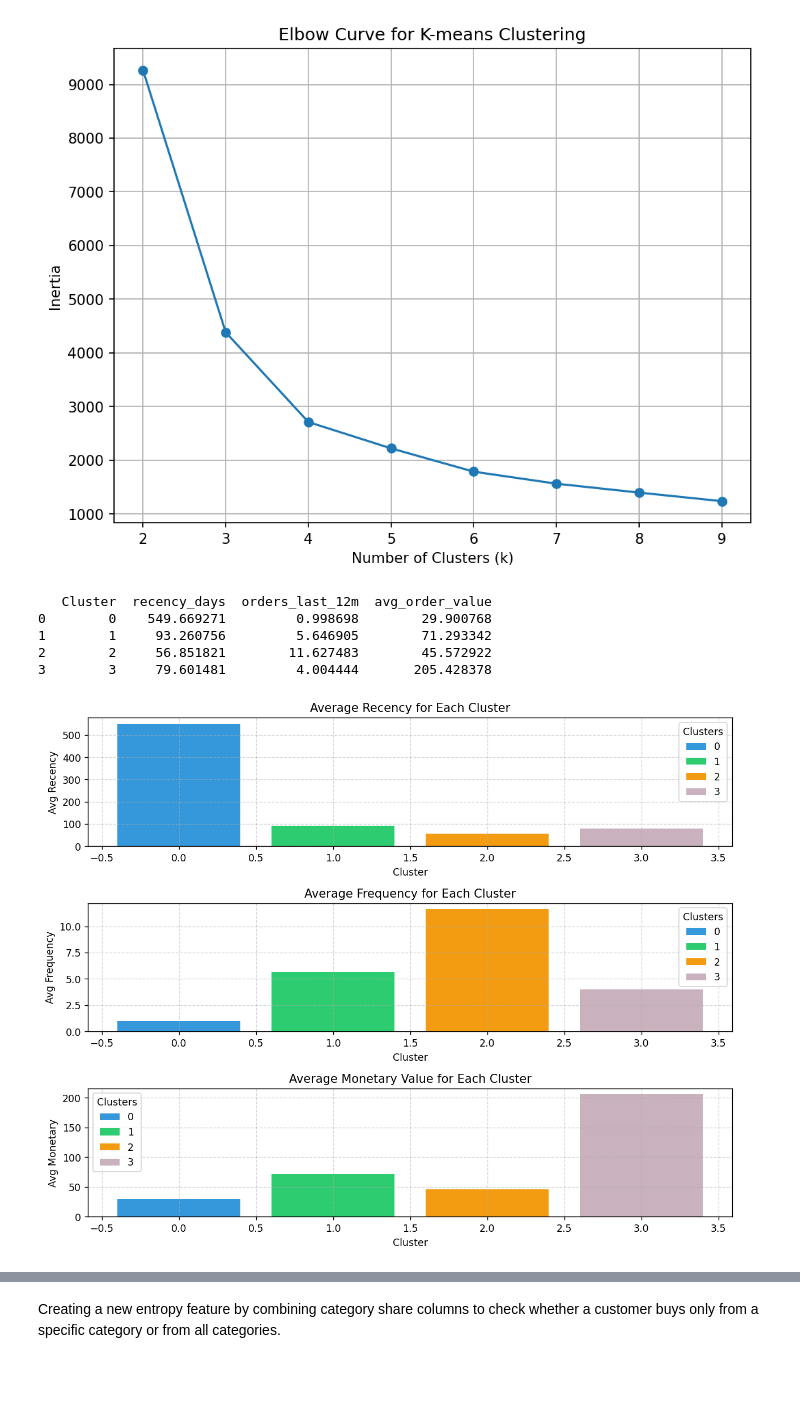
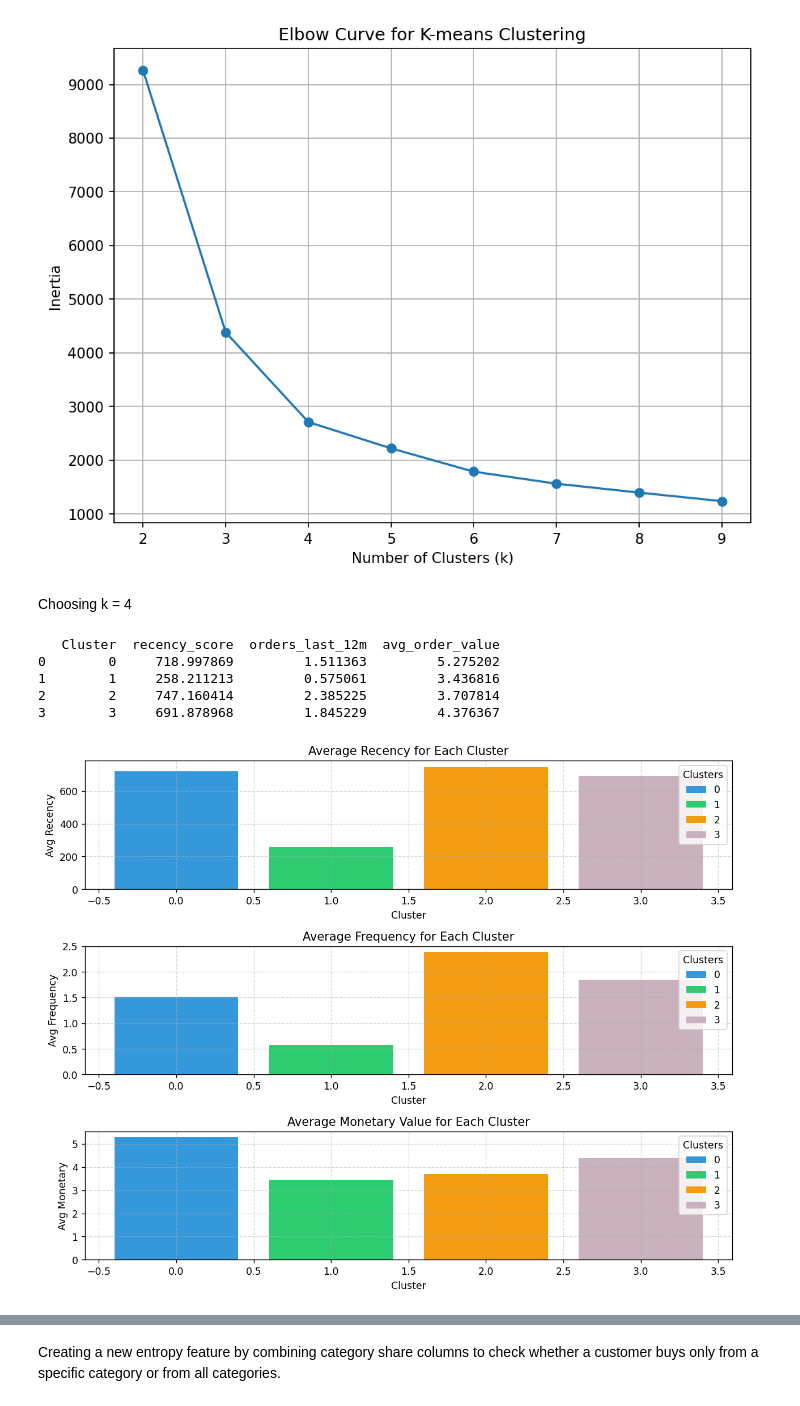
Before and after one commit to Aghil-hub/Customer_Segmentation, a Jupyter notebook: Customer_Segmentation.ipynb, the cells around one changed output, grey strips where cells are left out. Saved outputs shown, nothing was run; the diff lists cells and outputs as text; code cells hidden in the pictures; blank space fills up the shorter version.

```diff
--- a/Customer_Segmentation.ipynb
+++ b/Customer_Segmentation.ipynb
@@ -98,0 +87,8 @@ rfm.head()
+# %%
+rfm = df[['recency_days','orders_last_12m','avg_order_value']].copy()
+
+# This makes the most recent customer (e.g., 5 days) have the highest score
+rfm['recency_score'] = rfm['recency_days'].max() - rfm['recency_days']
+
+rfm.drop(columns=['recency_days'],inplace=True)
+rfm.head()
@@ -98,0 +106,10 @@ rfm.head()
+# %%
+## Winsorizing
+## Average Order Value: Cap both ends (5% each)
+rfm['avg_order_value'] = winsorize(rfm['avg_order_value'], limits=[0.05, 0.05])
+
+# Recency: Cap ONLY the top (the most inactive)
+rfm['recency_score'] = winsorize(rfm['recency_score'], limits=[0.05, 0.0])
+
+# Frequency: Cap ONLY the top (the extreme power users)
+rfm['orders_last_12m'] = winsorize(all_var['orders_last_12m'], limits=[0.0, 0.01])
@@ -98,0 +138,8 @@ rfm.head()
+# %%
+# Apply Log Transformation to right-skewed features
+rfm['avg_order_value'] = np.log1p(rfm['avg_order_value'])
+rfm['orders_last_12m'] = np.log1p(rfm['orders_last_12m'])
+
+# Re-check skewness to confirm improvement
+print("New Skewness:")
+print(rfm[['orders_last_12m', 'avg_order_value', 'recency_score']].skew())
@@ -133,6 +192,8 @@ plt.grid(True)
 plt.show()
 # %% [output]
 [figure]
+# %% [markdown]
+Choosing k = 4
 # %%
 # Perform K-means clustering with best K
 best_kmeans = KMeans(n_clusters=4, n_init=20, random_state=42)
@@ -140,17 +201,17 @@ rfm['Cluster'] = best_kmeans.fit_predict(rfm_scaled)
 # %%
 # Group by cluster and calculate mean values
 cluster_summary = rfm.groupby('Cluster').agg({
-    'recency_days': 'mean',
+    'recency_score': 'mean',
     'orders_last_12m': 'mean',
     'avg_order_value': 'mean'
 }).reset_index()
 print(cluster_summary)
 # %% [output]
-   Cluster  recency_days  orders_last_12m  avg_order_value
-0        0    549.669271         0.998698        29.900768
-1        1     93.260756         5.646905        71.293342
-2        2     56.851821        11.627483        45.572922
-3        3     79.601481         4.004444       205.428378
+   Cluster  recency_score  orders_last_12m  avg_order_value
+0        0     718.997869         1.511363         5.275202
+1        1     258.211213         0.575061         3.436816
+2        2     747.160414         2.385225         3.707814
+3        3     691.878968         1.845229         4.376367
 # %%
 colors = ['#3498db', '#2ecc71', '#f39c12','#C9B1BD']
 
@@ -159,33 +220,33 @@ plt.figure(figsize=(10, 8),dpi=125)
 
 # Plot Avg Recency
 plt.subplot(3, 1, 1)
-bars = plt.bar(cluster_summary.index, cluster_summary['recency_days'], color=colors)
+bars = plt.bar(cluster_summary.index, cluster_summary['recency_score'], color=colors)
 plt.xlabel('Cluster')
 plt.ylabel('Avg Recency')
 plt.title('Average Recency for Each Cluster')
 
 plt.grid(True, linestyle='--', alpha=0.5)
 plt.legend(bars, cluster_summary.index, title='Clusters')
 
 # Plot Avg Frequency
 plt.subplot(3, 1, 2)
 bars = plt.bar(cluster_summary.index, cluster_summary['orders_last_12m'], color=colors)
 plt.xlabel('Cluster')
 plt.ylabel('Avg Frequency')
 plt.title('Average Frequency for Each Cluster')
 plt.grid(True, linestyle='--', alpha=0.5)
 plt.legend(bars, cluster_summary.index, title='Clusters')
 
 # Plot Avg Monetary
 plt.subplot(3, 1, 3)
 bars = plt.bar(cluster_summary.index, cluster_summary['avg_order_value'], color=colors)
 plt.xlabel('Cluster')
 plt.ylabel('Avg Monetary')
 plt.title('Average Monetary Value for Each Cluster')
 plt.grid(True, linestyle='--', alpha=0.5)
 plt.legend(bars, cluster_summary.index, title='Clusters')
 
 plt.tight_layout()
 plt.show()
 # %% [output]
-[figure, old version]
+[figure, new version]
```
Also changed, not shown: parts of 81 cells of this notebook.
